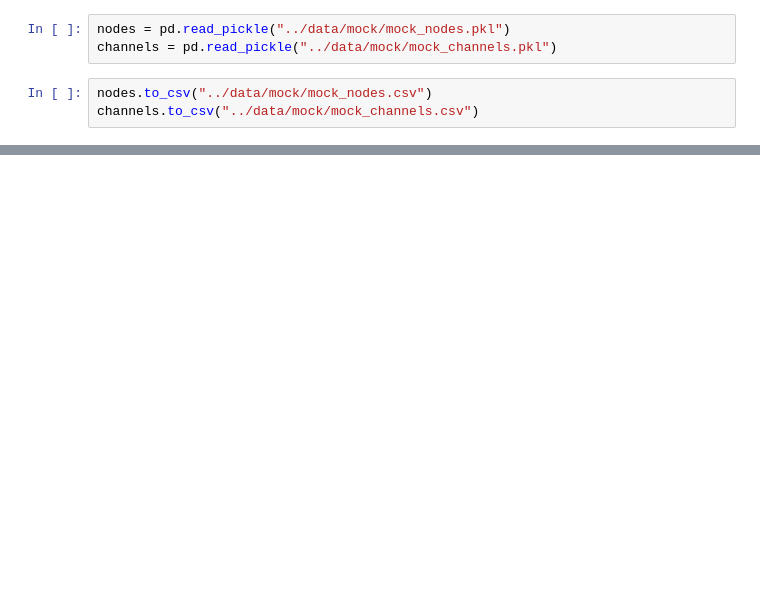
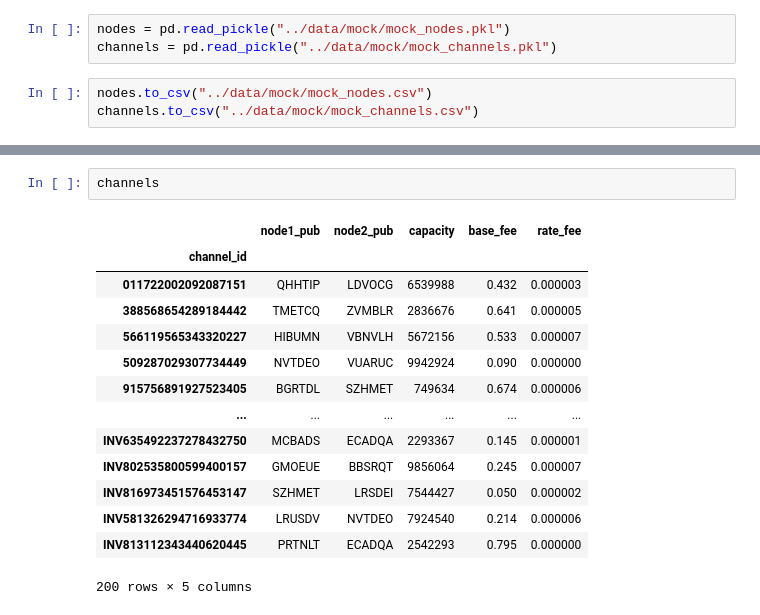
Before and after one commit to FiliTol/LN-pathfinding, a Jupyter notebook: scripts/mockBIG.ipynb, the cells around one changed output, grey strips where cells are left out. Cells and saved outputs as stored; diff of their text form; blank space fills up the shorter version.

```diff
--- a/scripts/mockBIG.ipynb
+++ b/scripts/mockBIG.ipynb
@@ -12,0 +35,17 @@ channels.to_csv("../data/mock/mock_channels.csv")
+# %%
+channels
+# %% [output]
+|  | node1_pub | node2_pub | capacity | base_fee | rate_fee |
+| channel_id |  |  |  |  |  |
+| 011722002092087151 | QHHTIP | LDVOCG | 6539988 | 0.432 | 0.000003 |
+| 388568654289184442 | TMETCQ | ZVMBLR | 2836676 | 0.641 | 0.000005 |
+| 566119565343320227 | HIBUMN | VBNVLH | 5672156 | 0.533 | 0.000007 |
+| 509287029307734449 | NVTDEO | VUARUC | 9942924 | 0.090 | 0.000000 |
+| 915756891927523405 | BGRTDL | SZHMET | 749634 | 0.674 | 0.000006 |
+| ... | ... | ... | ... | ... | ... |
+| INV635492237278432750 | MCBADS | ECADQA | 2293367 | 0.145 | 0.000001 |
+| INV802535800599400157 | GMOEUE | BBSRQT | 9856064 | 0.245 | 0.000007 |
+| INV816973451576453147 | SZHMET | LRSDEI | 7544427 | 0.050 | 0.000002 |
+| INV581326294716933774 | LRUSDV | NVTDEO | 7924540 | 0.214 | 0.000006 |
+| INV813112343440620445 | PRTNLT | ECADQA | 2542293 | 0.795 | 0.000000 |
+200 rows × 5 columns
```
Also changed, not shown: parts of 17 cells of this notebook, 8 other files.
